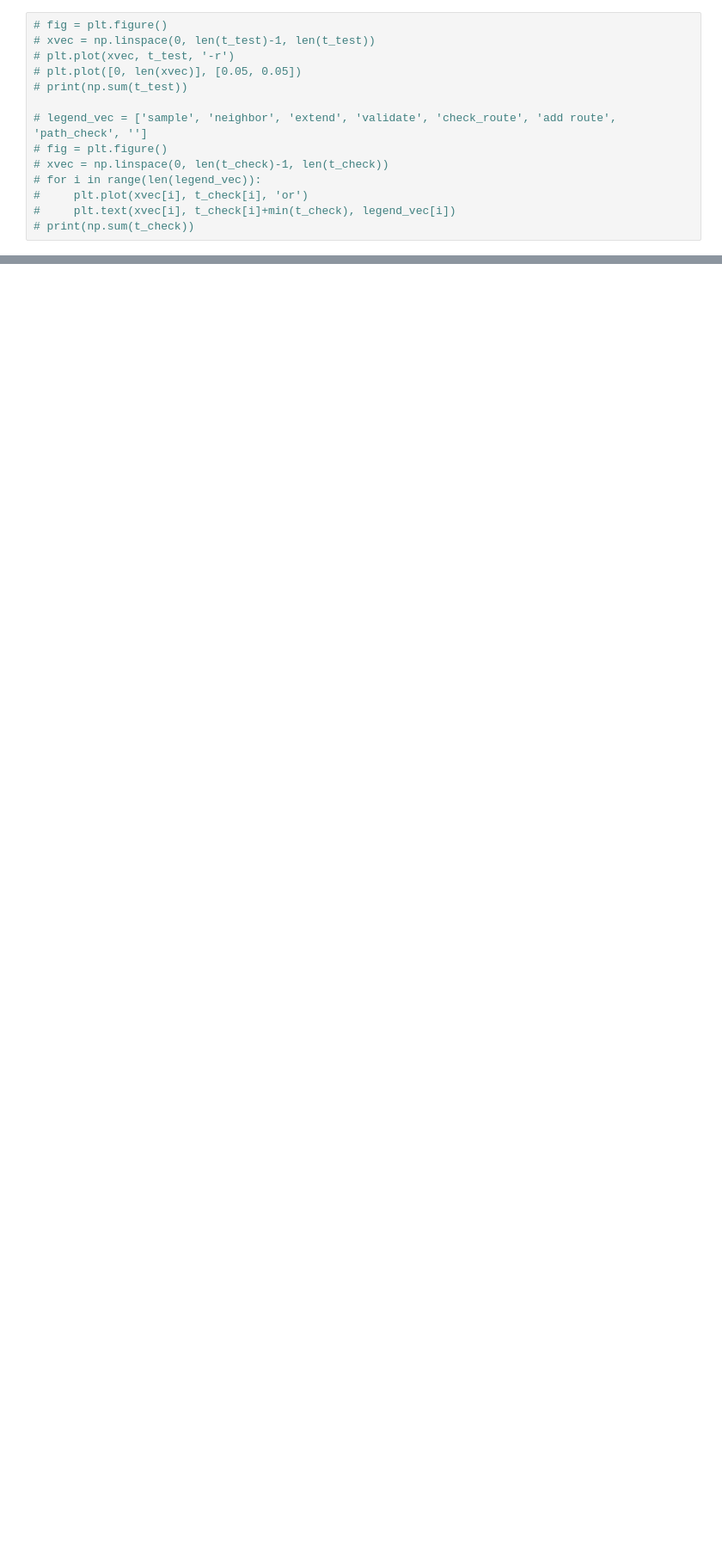
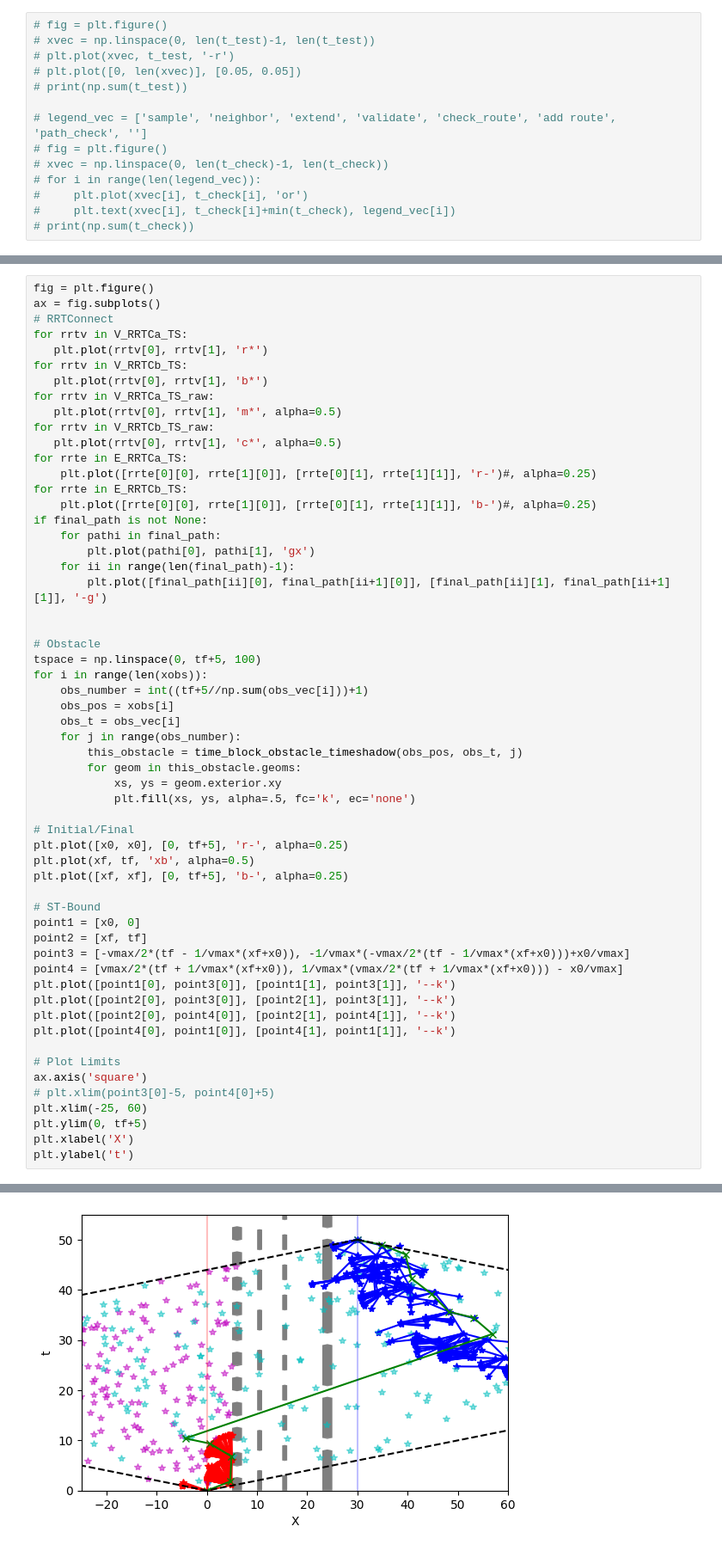
Before and after one commit to jeffersonkim97/cognis_UAM, a Jupyter notebook: script/Comparison/1D-ST-RRT-Connect.ipynb, the cells around one changed output, grey strips where cells are left out. Shown at 86% size. Drawn from its saved outputs; the diff is of its cells as text; blank space fills up the shorter version.

```diff
--- a/script/Comparison/1D-ST-RRT-Connect.ipynb
+++ b/script/Comparison/1D-ST-RRT-Connect.ipynb
@@ -433,0 +735,58 @@ Text(0, 0.5, 't (sec)')
+# %%
+fig = plt.figure()
+ax = fig.subplots()
+# RRTConnect
+for rrtv in V_RRTCa_TS:
+   plt.plot(rrtv[0], rrtv[1], 'r*')
+for rrtv in V_RRTCb_TS:
+   plt.plot(rrtv[0], rrtv[1], 'b*')
+for rrtv in V_RRTCa_TS_raw:
+   plt.plot(rrtv[0], rrtv[1], 'm*', alpha=0.5)
+for rrtv in V_RRTCb_TS_raw:
+   plt.plot(rrtv[0], rrtv[1], 'c*', alpha=0.5)
+for rrte in E_RRTCa_TS:
+    plt.plot([rrte[0][0], rrte[1][0]], [rrte[0][1], rrte[1][1]], 'r-')#, alpha=0.25)
+for rrte in E_RRTCb_TS:
+    plt.plot([rrte[0][0], rrte[1][0]], [rrte[0][1], rrte[1][1]], 'b-')#, alpha=0.25)
+if final_path is not None:
+    for pathi in final_path:
+        plt.plot(pathi[0], pathi[1], 'gx')
+    for ii in range(len(final_path)-1):
+        plt.plot([final_path[ii][0], final_path[ii+1][0]], [final_path[ii][1], final_path[ii+1][1]], '-g')
+
+
+# Obstacle
+tspace = np.linspace(0, tf+5, 100)
+for i in range(len(xobs)):
+    obs_number = int((tf+5//np.sum(obs_vec[i]))+1)
+    obs_pos = xobs[i]
+    obs_t = obs_vec[i]
+    for j in range(obs_number):
+        this_obstacle = time_block_obstacle_timeshadow(obs_pos, obs_t, j)
+        for geom in this_obstacle.geoms:
+            xs, ys = geom.exterior.xy
+            plt.fill(xs, ys, alpha=.5, fc='k', ec='none')
+
+# Initial/Final
+plt.plot([x0, x0], [0, tf+5], 'r-', alpha=0.25)
+plt.plot(xf, tf, 'xb', alpha=0.5)
+plt.plot([xf, xf], [0, tf+5], 'b-', alpha=0.25)
+
+# ST-Bound
+point1 = [x0, 0]
+point2 = [xf, tf]
+point3 = [-vmax/2*(tf - 1/vmax*(xf+x0)), -1/vmax*(-vmax/2*(tf - 1/vmax*(xf+x0)))+x0/vmax]
+point4 = [vmax/2*(tf + 1/vmax*(xf+x0)), 1/vmax*(vmax/2*(tf + 1/vmax*(xf+x0))) - x0/vmax]
+plt.plot([point1[0], point3[0]], [point1[1], point3[1]], '--k')
+plt.plot([point2[0], point3[0]], [point2[1], point3[1]], '--k')
+plt.plot([point2[0], point4[0]], [point2[1], point4[1]], '--k')
+plt.plot([point4[0], point1[0]], [point4[1], point1[1]], '--k')
+
+# Plot Limits
+ax.axis('square')
+# plt.xlim(point3[0]-5, point4[0]+5)
+plt.xlim(-25, 60)
+plt.ylim(0, tf+5)
+plt.xlabel('X')
+plt.ylabel('t')
+# %% [output]
@@ -433,0 +794 @@ Text(0, 0.5, 't (sec)')
+[figure, added]
```
Also changed, not shown: parts of 16 cells of this notebook, 1 other file.
